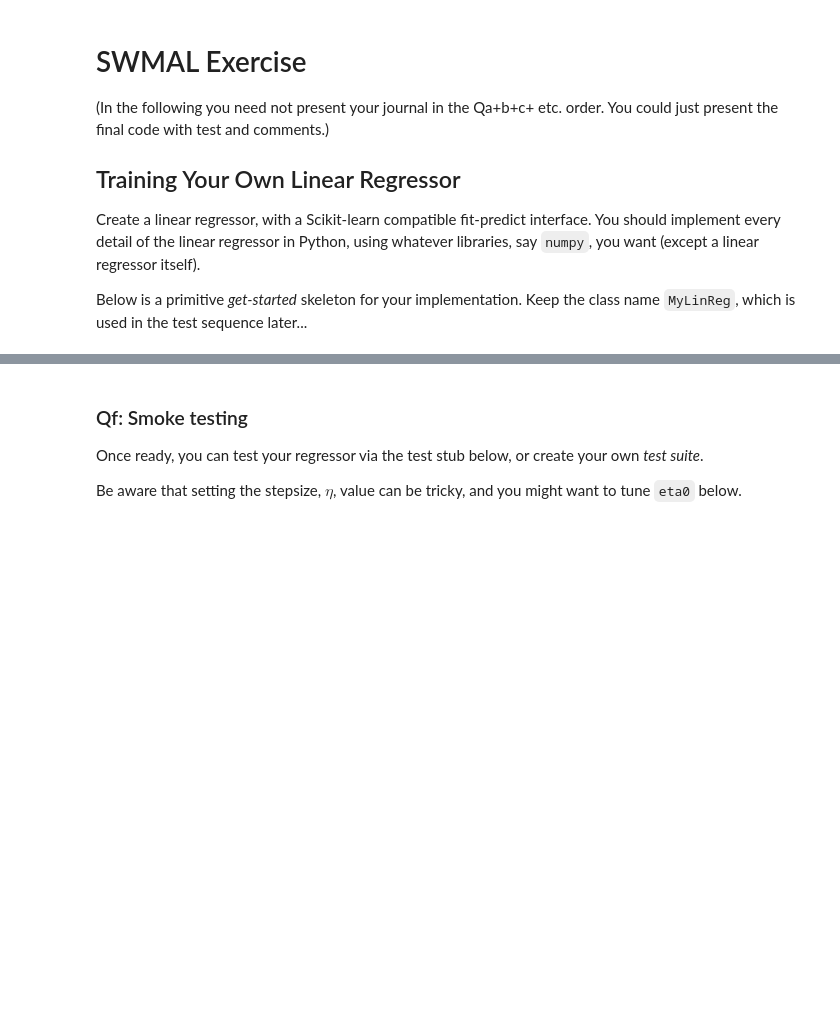
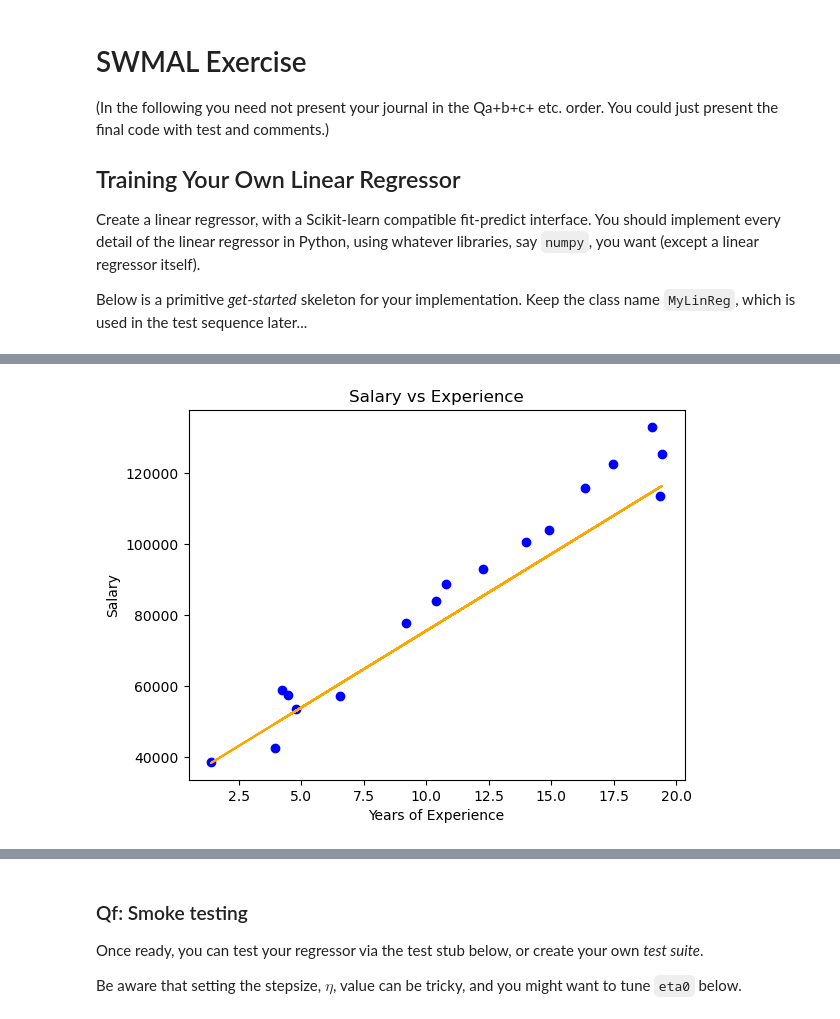
Before and after one commit to JonasGjorupEriksen/SWMAL_Group1, a Jupyter notebook: L05/train_linear_regression.ipynb, the cells around one changed output, grey strips where cells are left out. Saved outputs shown, nothing was run; the diff lists cells and outputs as text; code cells hidden in the pictures; blank space fills up the shorter version.

Commit message:
train linear regression progress

```diff
--- a/L05/train_linear_regression.ipynb
+++ b/L05/train_linear_regression.ipynb
@@ -309,0 +149,45 @@ $$
+# %%
+import pandas as pd
+from sklearn.model_selection import train_test_split
+import matplotlib.pyplot as plt
+
+# Set a random seed for reproducibility
+np.random.seed(42)
+
+# Generate synthetic data
+num_samples = 50  # Number of data points
+X = np.random.uniform(1, 20, num_samples).reshape(-1, 1)  # Random years of experience between 1 and 20
+true_W = 5000  # True weight (salary increase per year)
+true_b = 30000  # True bias (base salary)
+noise = np.random.normal(0, 5000, num_samples).reshape(-1, 1)  # Add Gaussian noise (stddev = 5000)
+Y = true_W * X + true_b + noise  # Linear relationship with noise
+
+# Convert to DataFrame and save to CSV (optional)
+df = pd.DataFrame(np.hstack((X, Y)), columns=["YearsExperience", "Salary"])
+df.to_csv("synthetic_salary_data.csv", index=False)  # Save dataset to CSV
+
+# Splitting dataset into train and test set
+X_train, X_test, Y_train, Y_test = train_test_split(X, Y, test_size=1/3, random_state=0)
+
+# Model training
+model = MyLinReg(max_iter=10000)
+model.fit( X_train, Y_train )
+
+# Prediction on test set
+Y_pred = model.predict( X_test )
+print( "Predicted values ", np.round( Y_pred[:3], 2 ) )
+print( "Real values      ", Y_test[:3] )
+print( "Trained W        ",  model.W[0] )
+print( "Trained b        ", model.b)
+
+score = model.score(X_test,Y_test)
+print(score)
+
+# Visualization on test set
+plt.scatter( X_test, Y_test, color = 'blue' )
+plt.plot( X_test, Y_pred, color = 'orange' )
+plt.title( 'Salary vs Experience' )
+plt.xlabel( 'Years of Experience' )
+plt.ylabel( 'Salary' )
+plt.show()
+# %% [output]
@@ -309,0 +211 @@ $$
+[figure, added]
```
Also changed, not shown: parts of 5 cells of this notebook, 1 other file.
